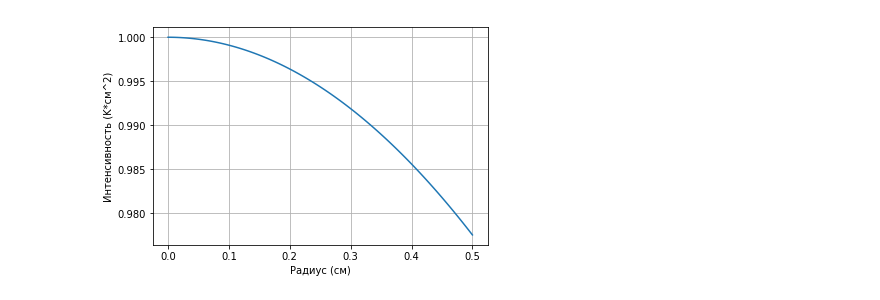
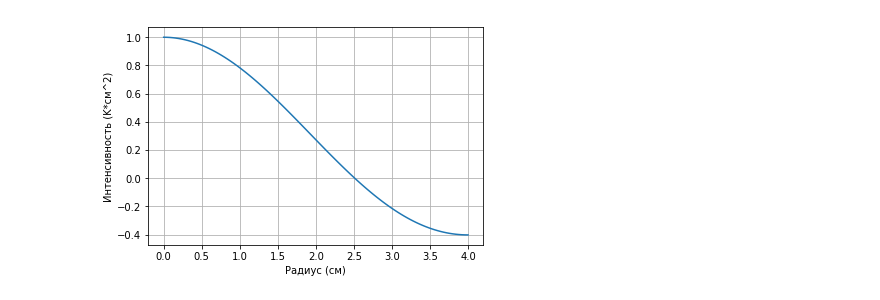
Before and after one commit to LinarKulinar/Numerical-Methods-in-Equations-of-Mathematical-Physics, a Jupyter notebook: my_сrank-nicholson.ipynb, the cells around one changed output. Drawn from its saved outputs; the diff is of its cells as text; code cells hidden in the pictures.

```diff
--- a/my_сrank-nicholson.ipynb
+++ b/my_сrank-nicholson.ipynb
@@ -14,17 +14,17 @@ t = 180  # время наблюдения (c)
 # %%
 # Задаем число отсчетов и шаги
 num_m = 100
-num_i = 100
+num_i = 101
 tau = t/num_m # шаг по времени
-r_arr = np.linspace(0,l,num_i) # массив точек распредленных [0,R]
+r_arr = np.linspace(0,radius,num_i) # массив точек распредленных [0,R]
 t_arr = np.linspace(0,t, num_m)
 h = radius/num_i # шаг по координате r
 w = np.zeros((num_i, num_m))
 # %%
 import scipy.optimize
 def bessel(x):
-    return scipy.special.jv(0,x)
-res = scipy.optimize.root(bessel, 2.3) # нахождение нуля функции в окрестности точки x = 2.3
-mu1 = float(res.get('x'))  # первый нуль функции бесселя нулевого порядка
+    return scipy.special.jv(1,x)
+res = scipy.optimize.root(bessel, 3.8) # нахождение нуля функции в окрестности точки x = 3.8
+mu1 = float(res.get('x'))  # первый нуль функции бесселя первого порядка
 # %%
 def intensive(i): # интенсивность в i-ой точке
@@ -33,9 +33,9 @@ def intensive(i): # интенсивность в i-ой точке
 # %%
-plt.plot(r_arr,bessel(mu1*r_arr/radius)) #нарисуем интенсивность
+plt.plot(r_arr,scipy.special.jv(0, mu1*r_arr/radius)) #нарисуем интенсивность
 plt.ylabel('Интенсивность (K*см^2)')
 plt.xlabel('Радиус (см)')
 plt.grid(True)
 plt.show()
 # %% [output]
-[figure, old version]
+[figure, new version]
 # %%
```
Also changed, not shown: parts of 11 cells of this notebook, 1 other file.
